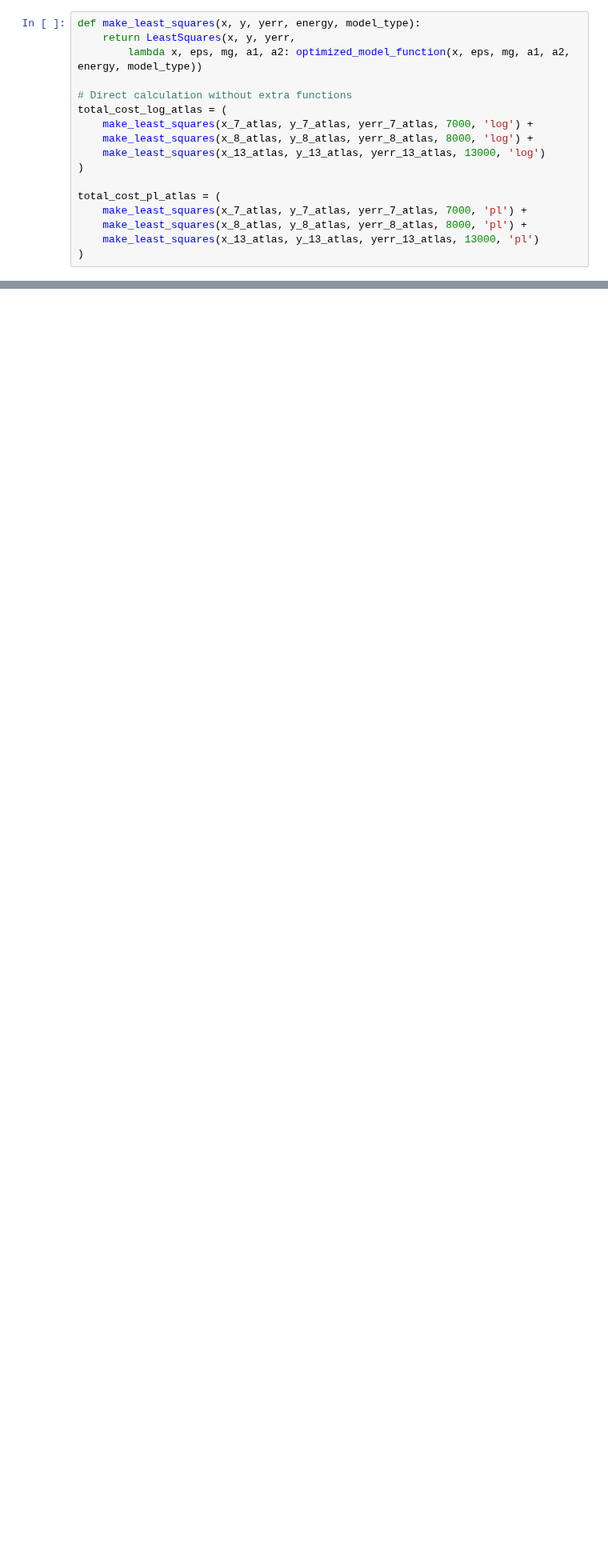
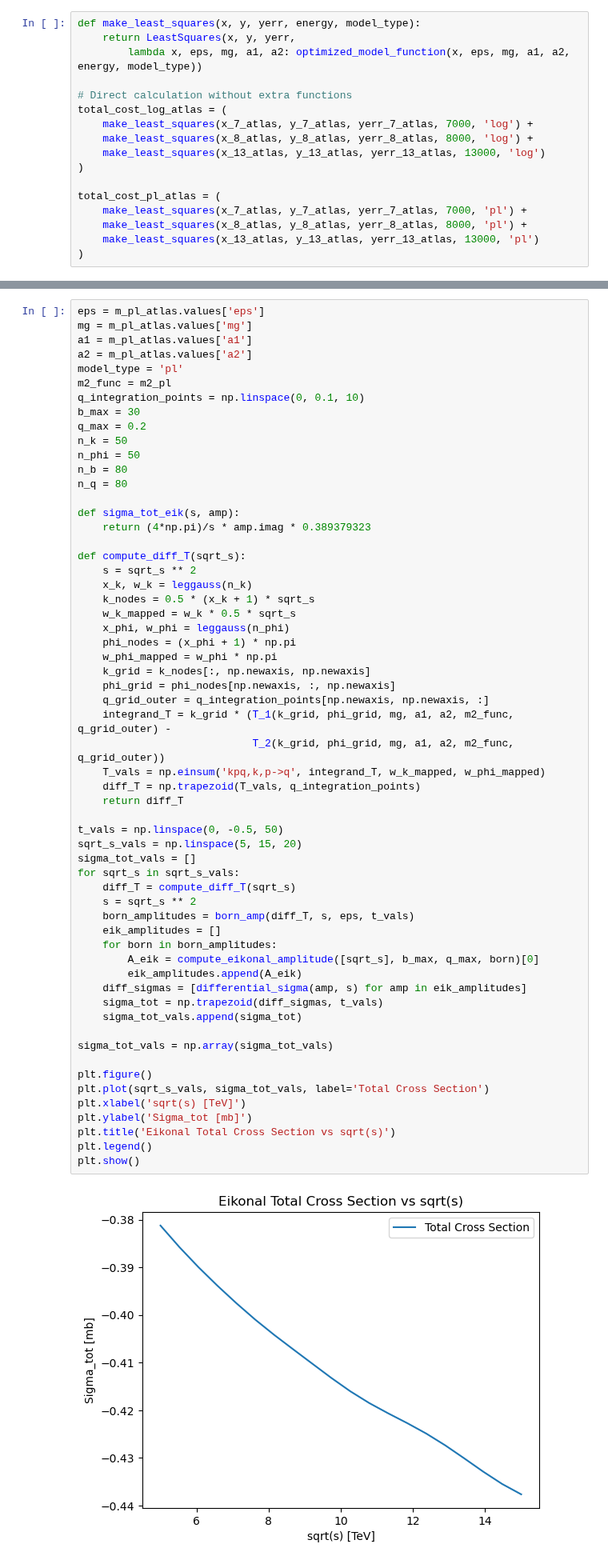
Before and after one commit to HEP-Physics-UFRGS/Two-Gluon-Exchange, a Jupyter notebook: scripts/explonatory/eikonal_minimization/best_fit_v8_2_2.ipynb, the cells around one changed output, grey strips where cells are left out. Shown at 80% size. Cells and saved outputs as stored; diff of their text form; blank space fills up the shorter version.

```diff
--- a/scripts/explonatory/eikonal_minimization/best_fit_v8_2_2.ipynb
+++ b/scripts/explonatory/eikonal_minimization/best_fit_v8_2_2.ipynb
@@ -549,0 +604,61 @@ chi2/ndof: 1701.7059065231833
+# %%
+eps = m_pl_atlas.values['eps']
+mg = m_pl_atlas.values['mg']
+a1 = m_pl_atlas.values['a1']
+a2 = m_pl_atlas.values['a2']
+model_type = 'pl'
+m2_func = m2_pl
+q_integration_points = np.linspace(0, 0.1, 10)
+b_max = 30
+q_max = 0.2
+n_k = 50
+n_phi = 50
+n_b = 80
+n_q = 80
+
+def sigma_tot_eik(s, amp):
+    return (4*np.pi)/s * amp.imag * 0.389379323
+
+def compute_diff_T(sqrt_s):
+    s = sqrt_s ** 2
+    x_k, w_k = leggauss(n_k)
+    k_nodes = 0.5 * (x_k + 1) * sqrt_s
+    w_k_mapped = w_k * 0.5 * sqrt_s
+    x_phi, w_phi = leggauss(n_phi)
+    phi_nodes = (x_phi + 1) * np.pi
+    w_phi_mapped = w_phi * np.pi
+    k_grid = k_nodes[:, np.newaxis, np.newaxis]
+    phi_grid = phi_nodes[np.newaxis, :, np.newaxis]
+    q_grid_outer = q_integration_points[np.newaxis, np.newaxis, :]
+    integrand_T = k_grid * (T_1(k_grid, phi_grid, mg, a1, a2, m2_func, q_grid_outer) -
+                            T_2(k_grid, phi_grid, mg, a1, a2, m2_func, q_grid_outer))
+    T_vals = np.einsum('kpq,k,p->q', integrand_T, w_k_mapped, w_phi_mapped)
+    diff_T = np.trapezoid(T_vals, q_integration_points)
+    return diff_T
+
+t_vals = np.linspace(0, -0.5, 50)
+sqrt_s_vals = np.linspace(5, 15, 20)
+sigma_tot_vals = []
+for sqrt_s in sqrt_s_vals:
+    diff_T = compute_diff_T(sqrt_s)
+    s = sqrt_s ** 2
+    born_amplitudes = born_amp(diff_T, s, eps, t_vals)
+    eik_amplitudes = []
+    for born in born_amplitudes:
+        A_eik = compute_eikonal_amplitude([sqrt_s], b_max, q_max, born)[0]
+        eik_amplitudes.append(A_eik)
+    diff_sigmas = [differential_sigma(amp, s) for amp in eik_amplitudes]
+    sigma_tot = np.trapezoid(diff_sigmas, t_vals)
+    sigma_tot_vals.append(sigma_tot)
+
+sigma_tot_vals = np.array(sigma_tot_vals)
+
+plt.figure()
+plt.plot(sqrt_s_vals, sigma_tot_vals, label='Total Cross Section')
+plt.xlabel('sqrt(s) [TeV]')
+plt.ylabel('Sigma_tot [mb]')
+plt.title('Eikonal Total Cross Section vs sqrt(s)')
+plt.legend()
+plt.show()
+# %% [output]
+[figure, added]
```
Also changed, not shown: parts of 4 cells of this notebook, 6 other files.
